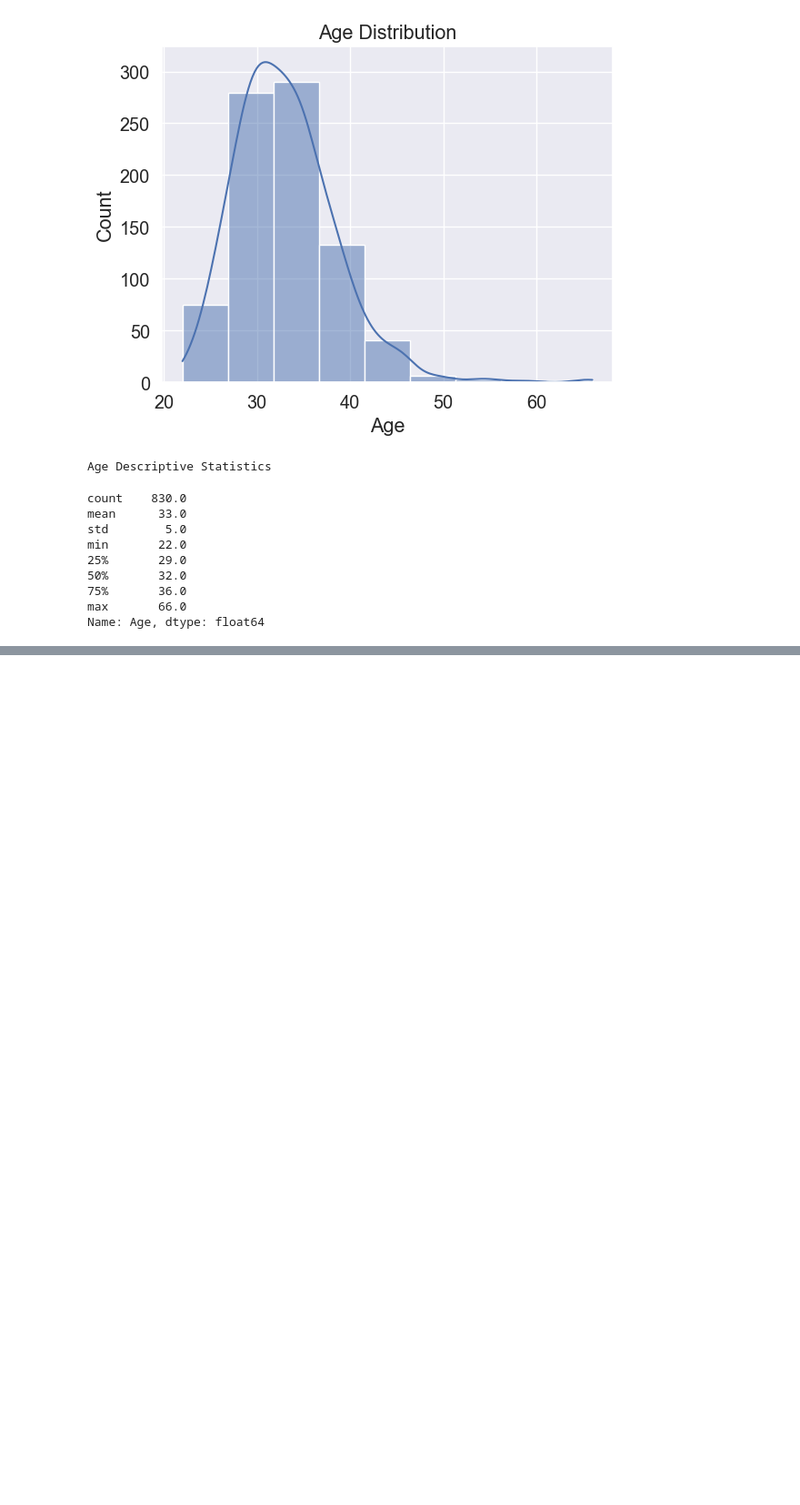
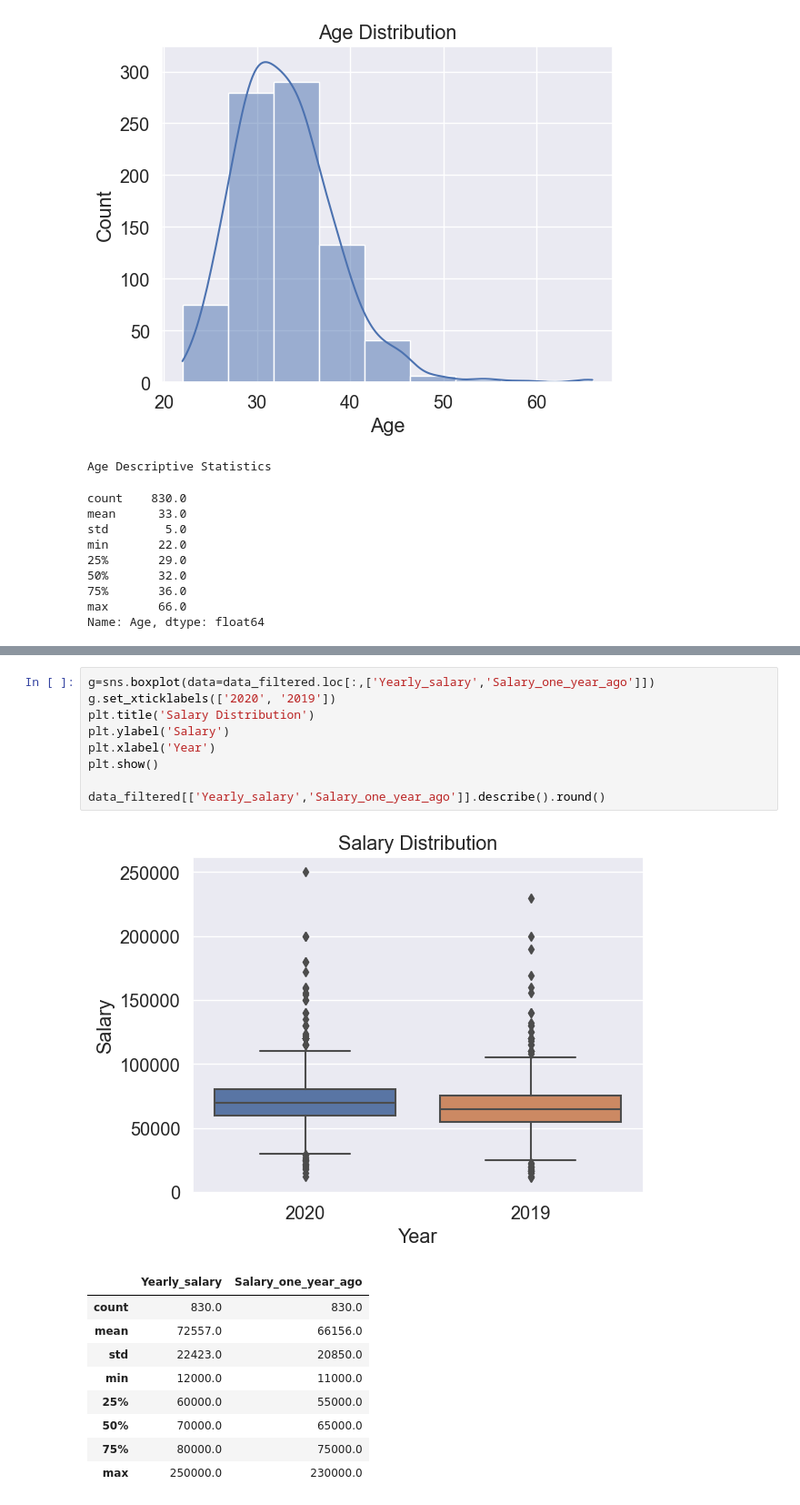
Before and after one commit to WahomeKennedy/EDA-project, a Jupyter notebook: eda_clean.ipynb, the cells around one changed output, grey strips where cells are left out. Shown: that part at 91% size. Drawn from its saved outputs; the diff is of its cells as text; blank space fills up the shorter version.

```diff
--- a/eda_clean.ipynb
+++ b/eda_clean.ipynb
@@ -229,0 +259,20 @@ Name: Age, dtype: float64
+# %%
+g=sns.boxplot(data=data_filtered.loc[:,['Yearly_salary','Salary_one_year_ago']])
+g.set_xticklabels(['2020', '2019'])
+plt.title('Salary Distribution')
+plt.ylabel('Salary')
+plt.xlabel('Year')
+plt.show()
+
+data_filtered[['Yearly_salary','Salary_one_year_ago']].describe().round()
+# %% [output]
+[figure, added]
+|  | Yearly_salary | Salary_one_year_ago |
+| count | 830.0 | 830.0 |
+| mean | 72557.0 | 66156.0 |
+| std | 22423.0 | 20850.0 |
+| min | 12000.0 | 11000.0 |
+| 25% | 60000.0 | 55000.0 |
+| 50% | 70000.0 | 65000.0 |
+| 75% | 80000.0 | 75000.0 |
+| max | 250000.0 | 230000.0 |
```
Also changed, not shown: parts of 2 cells of this notebook.
